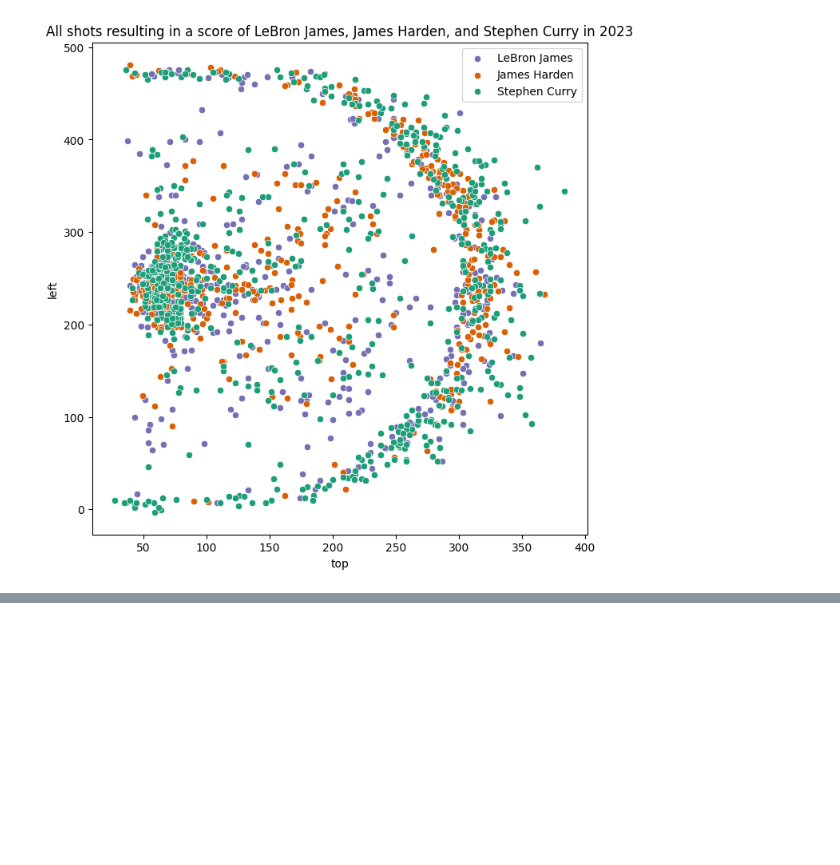
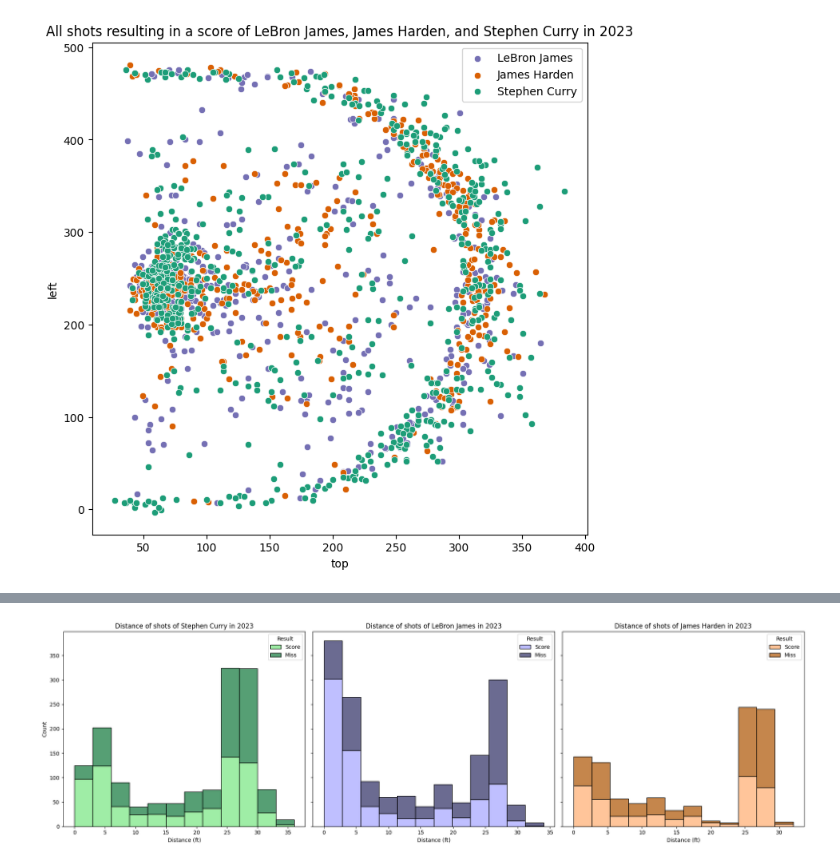
Before and after one commit to com-480-data-visualization/project-2024-DVteam, a Jupyter notebook: exploratory.ipynb, the cells around one changed output, grey strips where cells are left out. Drawn from its saved outputs; the diff is of its cells as text; code cells hidden in the pictures; blank space fills up the shorter version.

```diff
--- a/exploratory.ipynb
+++ b/exploratory.ipynb
@@ -207,0 +151,23 @@ plt.show()
+# %%
+import matplotlib.pyplot as plt
+import seaborn as sns
+
+# Define light and dark versions of colors
+light_colors = ['#7fe888', '#aaaaff', '#ffb279']  # Light versions for True
+dark_colors = ['#1d7f46', '#3a396c', '#b25e10']   # Dark versions for False
+
+fig, axes = plt.subplots(1, 3, figsize=(20, 6), sharey=True)
+
+players = ['Stephen Curry', 'LeBron James', 'James Harden']
+
+for i, player in enumerate(players):
+    sns.histplot(data=df[df['player'] == player], x='distance_ft', hue='result', palette={True: light_colors[i], False: dark_colors[i]}, multiple='stack', ax=axes[i])
+    axes[i].set_title(f'Distance of shots of {player} in 2023')
+    axes[i].set_xlabel('Distance (ft)')
+    axes[i].set_ylabel('Count')
+    axes[i].legend(title='Result', labels=['Score', 'Miss'])
+
+plt.tight_layout()
+plt.show()
+# %% [output]
+[figure, added]
```
Also changed, not shown: parts of 24 cells of this notebook, 13 other files.
